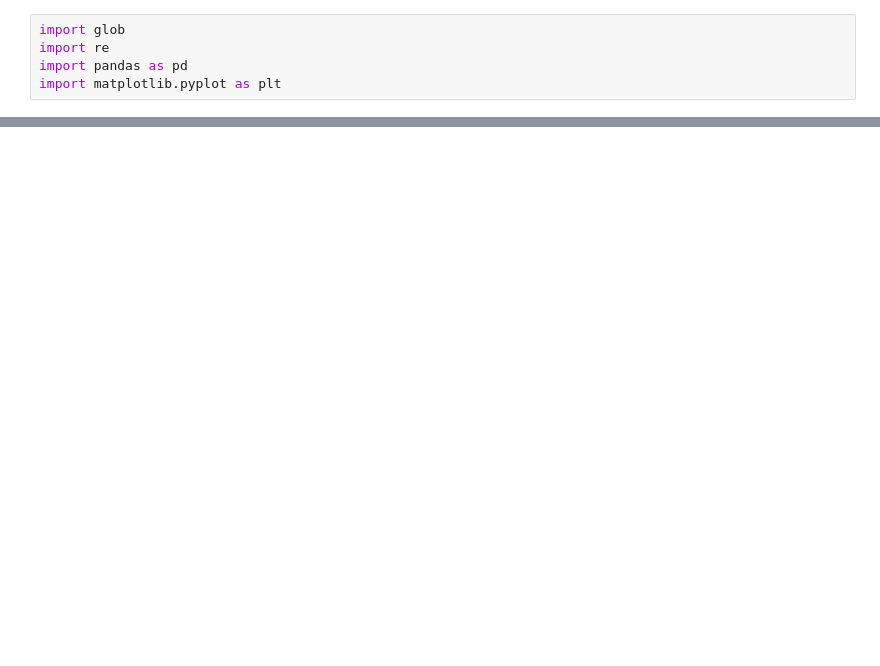
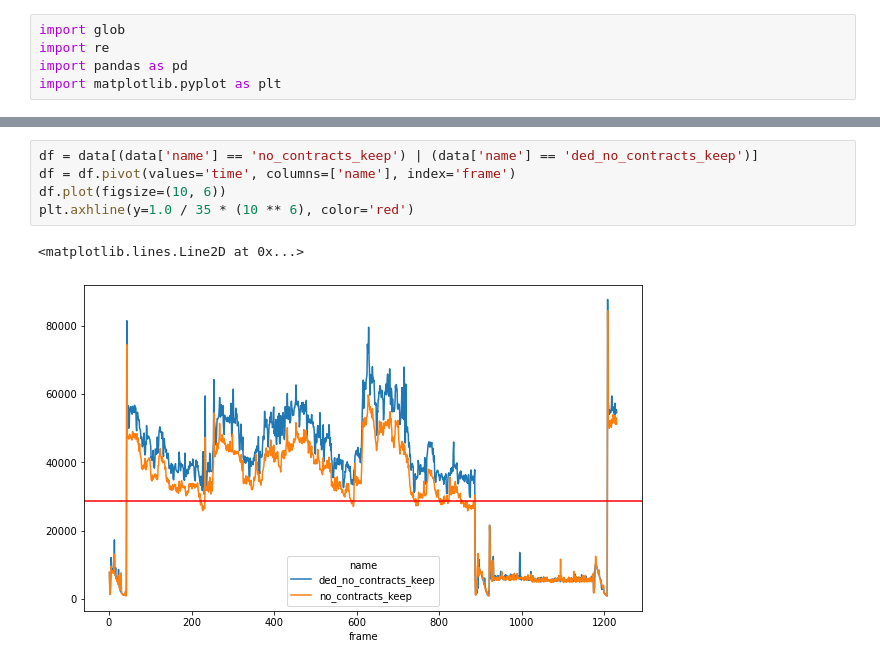
Before and after one commit to imustafin/brie_doom, a Jupyter notebook: site/utils/perf/count.ipynb, the cells around one changed output, grey strips where cells are left out. Cells and saved outputs as stored; diff of their text form; blank space fills up the shorter version.

```diff
--- a/site/utils/perf/count.ipynb
+++ b/site/utils/perf/count.ipynb
@@ -60,3 +65,11 @@ df.plot(figsize=(10, 6))
+# %%
+df = data[(data['name'] == 'no_contracts_keep') | (data['name'] == 'ded_no_contracts_keep')]
+df = df.pivot(values='time', columns=['name'], index='frame')
+df.plot(figsize=(10, 6))
+plt.axhline(y=1.0 / 35 * (10 ** 6), color='red')
+# %% [output]
+<matplotlib.lines.Line2D at 0x...>
+[figure, added]
 # %%
 for name in data.name.unique():
     df = data[data['name'] == name]
```
Also changed, not shown: parts of 7 cells of this notebook, 20 other files.
